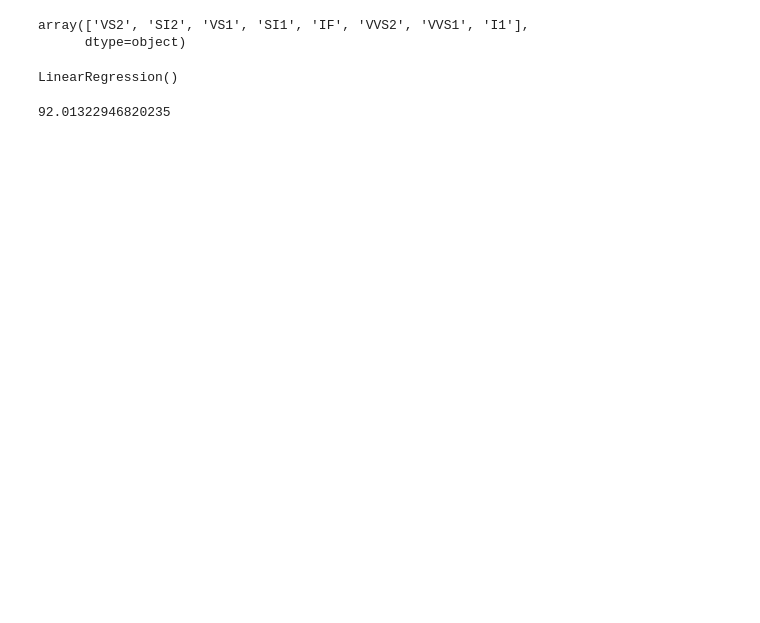
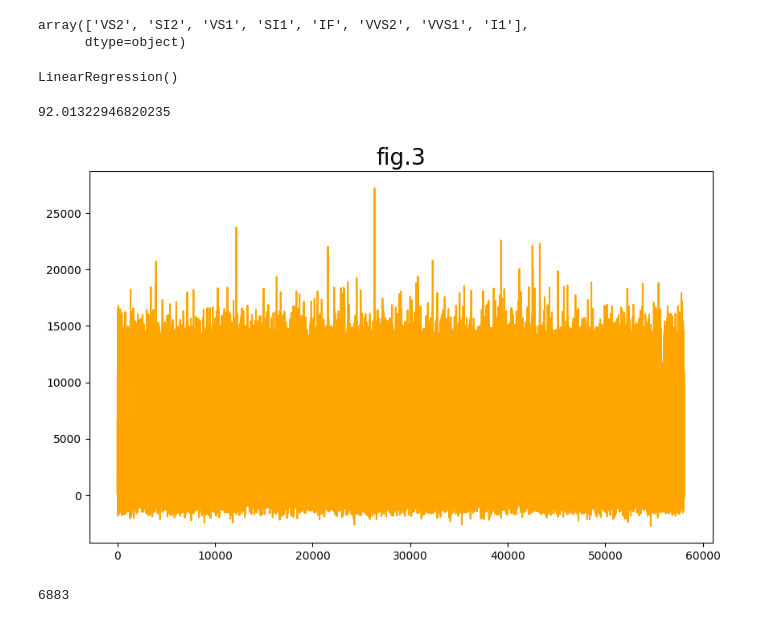
Before and after one commit to Saqibs575/MLPractice, a Jupyter notebook: notebooks/Model_Training.ipynb, the cells around one changed output. Saved outputs shown, nothing was run; the diff lists cells and outputs as text; code cells hidden in the pictures; blank space fills up the shorter version.

```diff
--- a/notebooks/Model_Training.ipynb
+++ b/notebooks/Model_Training.ipynb
@@ -122,7 +126,29 @@ Linear_model.fit(X_train , y_train)
 # %% [output]
 LinearRegression()
 # %%
+Linear_model.fit(X_train , y_train)
 y_predicted = Linear_model.predict(X_test)
 r2_score(y_predicted , y_test)*100
 # %% [output]
 92.01322946820235
+# %%
+import matplotlib.pyplot as plt
+
+plt.figure(figsize=(10,6))
+plt.title('fig.3',fontsize=20)
+#plt.plot(list(y_test) , 'blue')
+plt.plot(list(y_predicted) , 'orange')
+plt.show()
+# %% [output]
+[figure, added]
+# %%
+Lasso_model.fit(X_train , y_train)
+y_predicted = Lasso_model.predict(X_test)
+r2_score(y_predicted , y_test)*100
+c = 0
+for i in y_predicted :
+    if i < 0 :
+        c += 1
+print(c)
+# %% [output]
+6883
```
Also changed, not shown: parts of 2 cells of this notebook, 14 other files.
